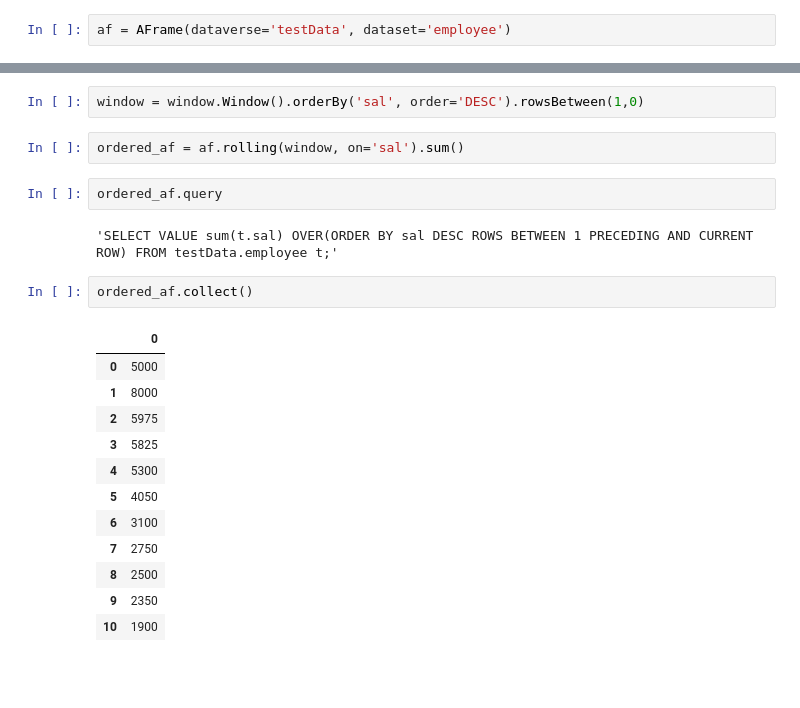
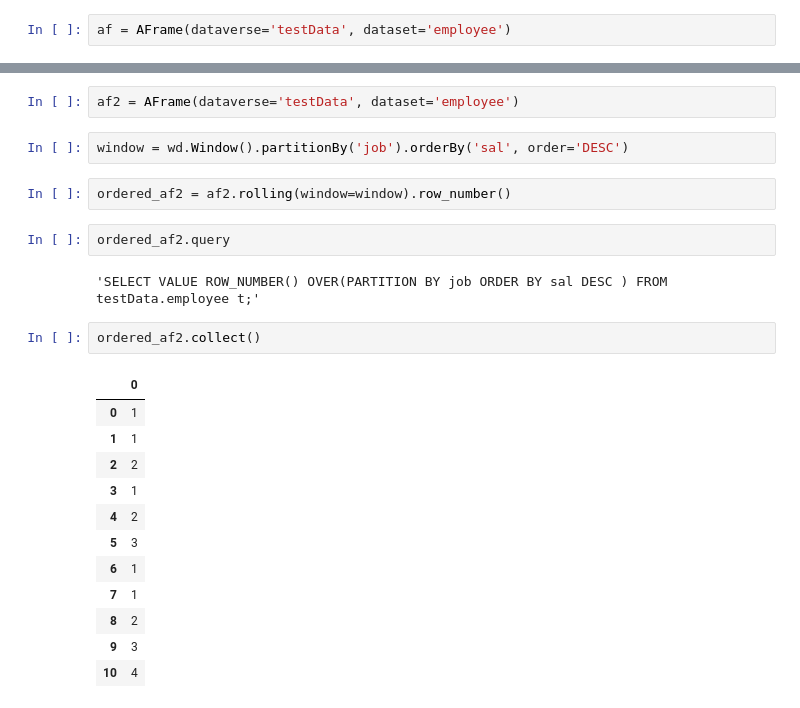
Before and after one commit to psinthong/AFrame, a Jupyter notebook: Meeting 06-25.ipynb, the cells around one changed output, grey strips where cells are left out. Saved outputs shown, nothing was run; the diff lists cells and outputs as text; blank space fills up the shorter version.

```diff
--- a/Meeting 06-25.ipynb
+++ b/Meeting 06-25.ipynb
@@ -160,23 +178,25 @@ af = AFrame(dataverse='testData', dataset='employee')
+# %%
+af2 = AFrame(dataverse='testData', dataset='employee')
 # %%
-window = window.Window().orderBy('sal', order='DESC').rowsBetween(1,0)
+window = wd.Window().partitionBy('job').orderBy('sal', order='DESC')
-# %%
-ordered_af = af.rolling(window, on='sal').sum()
+# %%
+ordered_af2 = af2.rolling(window=window).row_number()
 # %%
-ordered_af.query
+ordered_af2.query
 # %% [output]
-'SELECT VALUE sum(t.sal) OVER(ORDER BY sal DESC ROWS BETWEEN 1 PRECEDING AND CURRENT ROW) FROM testData.employee t;'
+'SELECT VALUE ROW_NUMBER() OVER(PARTITION BY job ORDER BY sal DESC ) FROM testData.employee t;'
 # %%
-ordered_af.collect()
+ordered_af2.collect()
 # %% [output]
 |  | 0 |
-| 0 | 5000 |
-| 1 | 8000 |
-| 2 | 5975 |
-| 3 | 5825 |
-| 4 | 5300 |
-| 5 | 4050 |
-| 6 | 3100 |
-| 7 | 2750 |
-| 8 | 2500 |
-| 9 | 2350 |
-| 10 | 1900 |
+| 0 | 1 |
+| 1 | 1 |
+| 2 | 2 |
+| 3 | 1 |
+| 4 | 2 |
+| 5 | 3 |
+| 6 | 1 |
+| 7 | 1 |
+| 8 | 2 |
+| 9 | 3 |
+| 10 | 4 |
```
Also changed, not shown: parts of 16 cells of this notebook, 1 other file.
